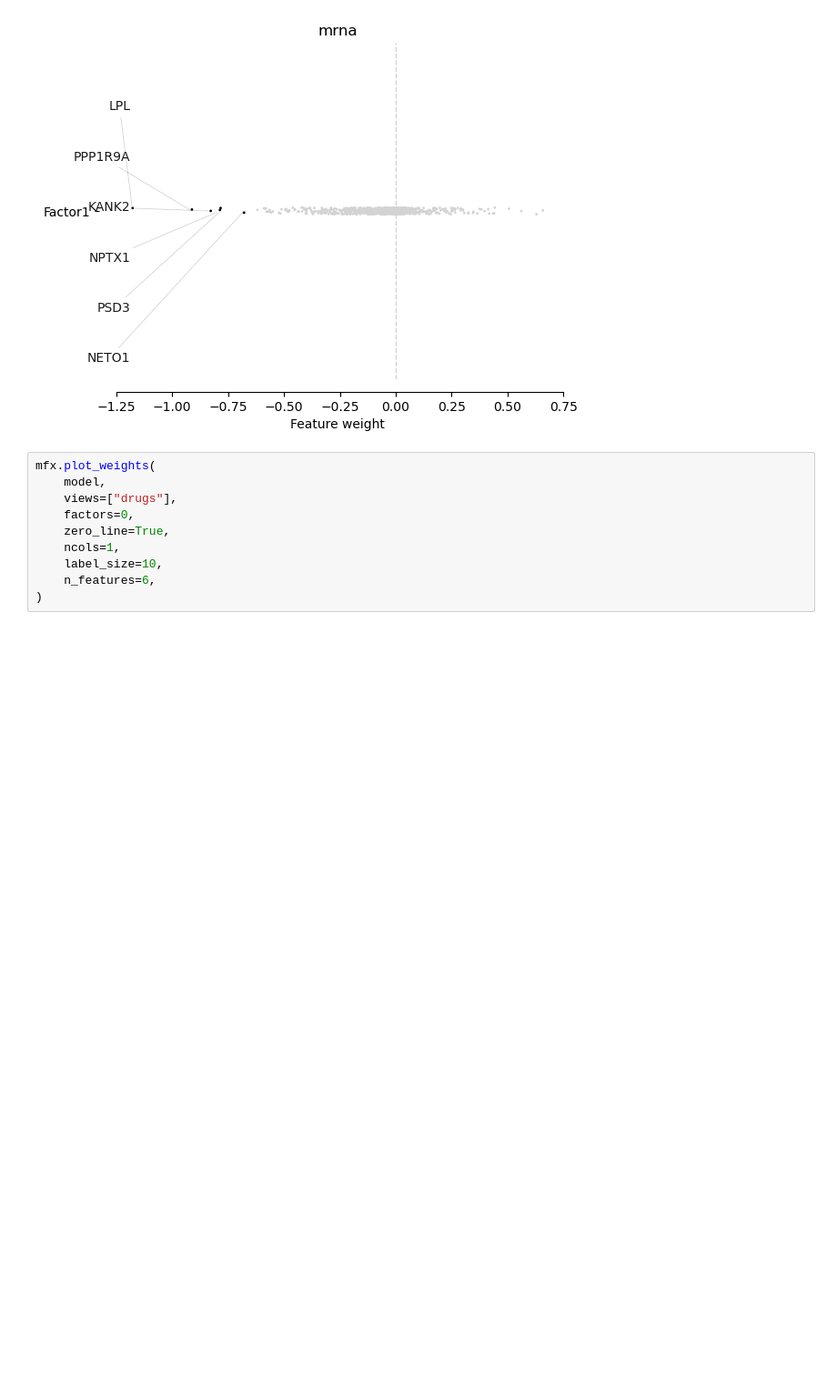
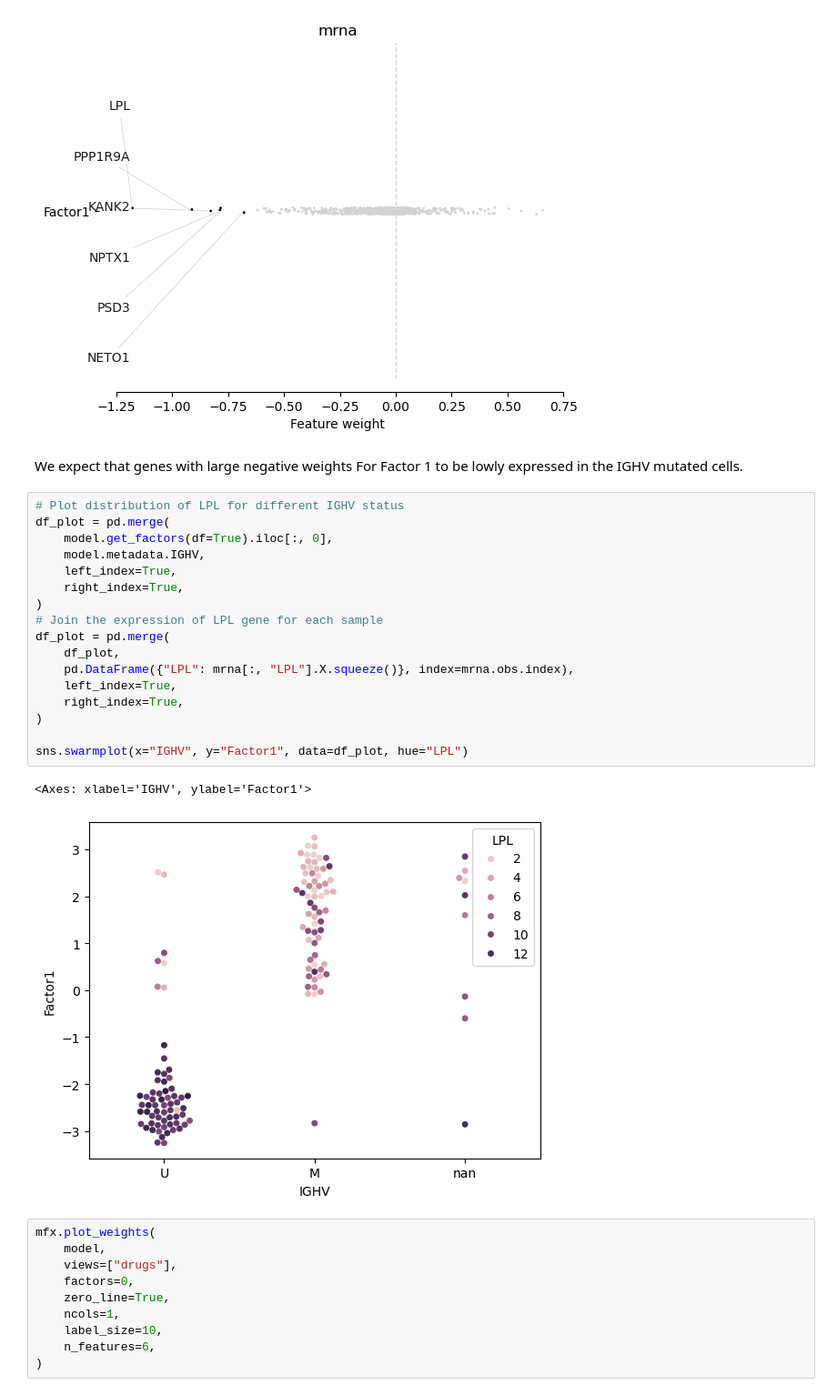
Before and after one commit to PMBio/MultiOmicsCourse, a Jupyter notebook: day3/mofa.ipynb, the cells around one changed output. Shown at 91% size. Saved outputs shown, nothing was run; the diff lists cells and outputs as text; blank space fills up the shorter version.

```diff
--- a/day3/mofa.ipynb
+++ b/day3/mofa.ipynb
@@ -343,6 +356,28 @@ mfx.plot_weights(
 # %% [output]
 <Axes: title={'center': 'mrna'}, xlabel='Feature weight'>
 [figure]
+# %% [markdown]
+We expect that genes with large negative weights For Factor 1 to be lowly expressed in the IGHV mutated cells.
+# %%
+# Plot distribution of LPL for different IGHV status
+df_plot = pd.merge(
+    model.get_factors(df=True).iloc[:, 0],
+    model.metadata.IGHV,
+    left_index=True,
+    right_index=True,
+)
+# Join the expression of LPL gene for each sample
+df_plot = pd.merge(
+    df_plot,
+    pd.DataFrame({"LPL": mrna[:, "LPL"].X.squeeze()}, index=mrna.obs.index),
+    left_index=True,
+    right_index=True,
+)
+
+sns.swarmplot(x="IGHV", y="Factor1", data=df_plot, hue="LPL")
+# %% [output]
+<Axes: xlabel='IGHV', ylabel='Factor1'>
+[figure, added]
 # %%
 mfx.plot_weights(
     model,
```
Also changed, not shown: parts of 5 cells of this notebook.
